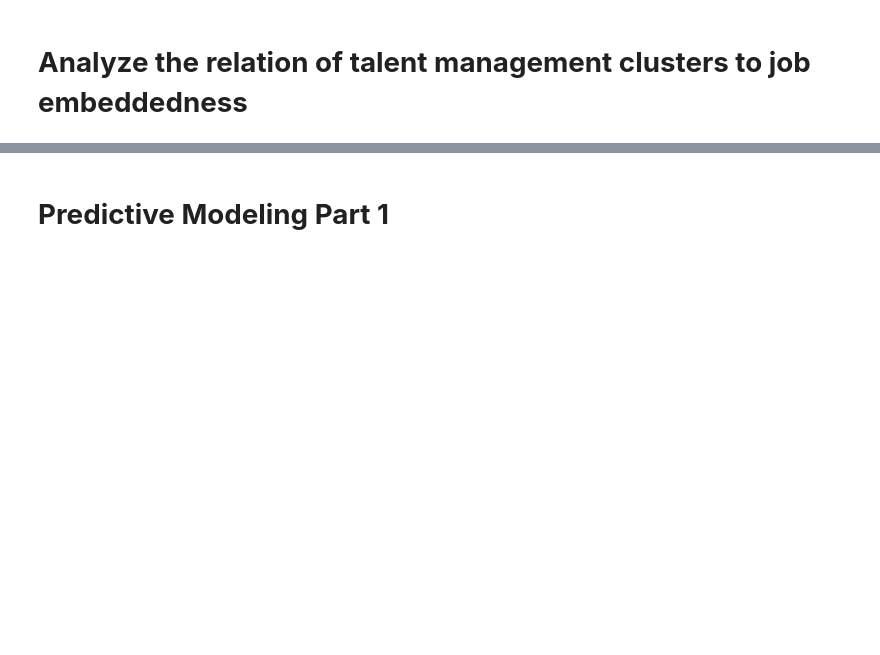
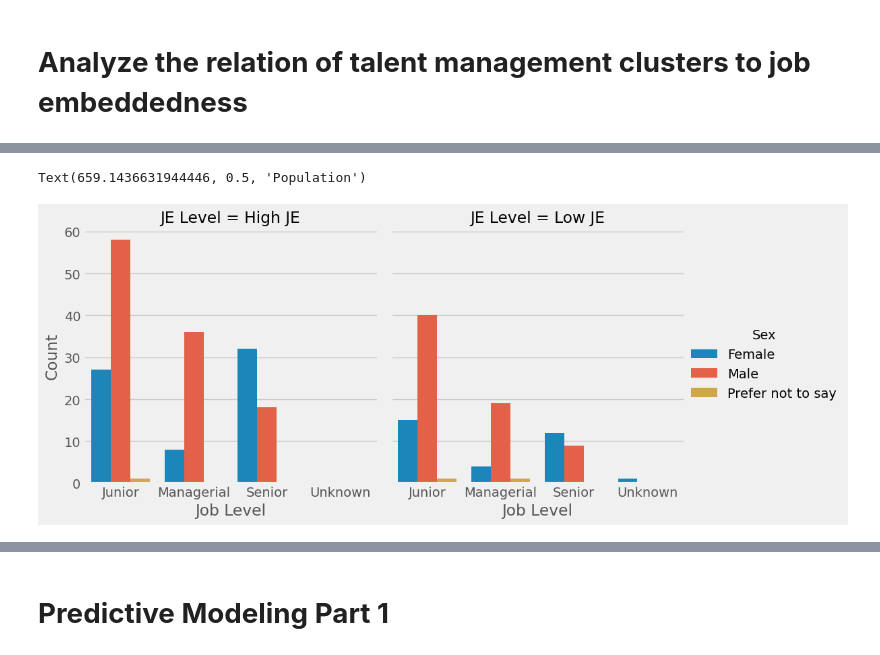
Before and after one commit to pjcroxas/Talent-Retention-in-Railway-Workforce, a Jupyter notebook: Comprehensive_Data_Analysis_Railway_Workforce_Retention.ipynb, the cells around one changed output, grey strips where cells are left out. Cells and saved outputs as stored; diff of their text form; code cells hidden in the pictures; blank space fills up the shorter version.

```diff
--- a/Comprehensive_Data_Analysis_Railway_Workforce_Retention.ipynb
+++ b/Comprehensive_Data_Analysis_Railway_Workforce_Retention.ipynb
@@ -549,0 +658,15 @@ new_ret_df
+# %%
+JE_sex = retention_JE.groupby(["Sex",
+                               "JE Level",
+                               "Job Level"]).count()["Age"].reset_index(name="Count")
+style.use("fivethirtyeight")
+sns.catplot(JE_sex,
+            x="Job Level",
+            y="Count",
+            hue="Sex",
+            col="JE Level",
+            kind="bar")
+plt.ylabel("Population")
+# %% [output]
+Text(659.1436631944446, 0.5, 'Population')
+[figure, added]
```
Also changed, not shown: parts of 26 cells of this notebook.
